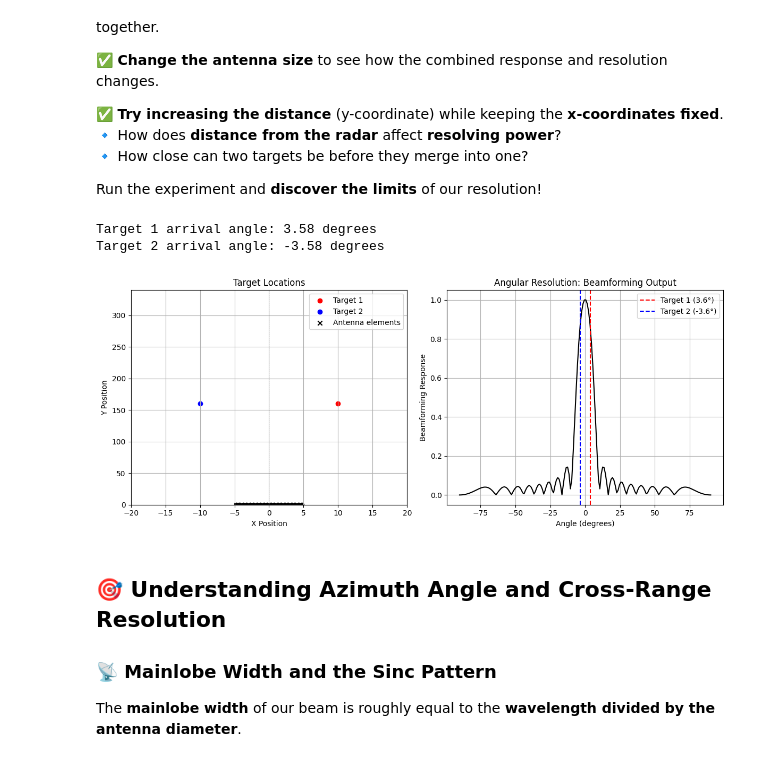
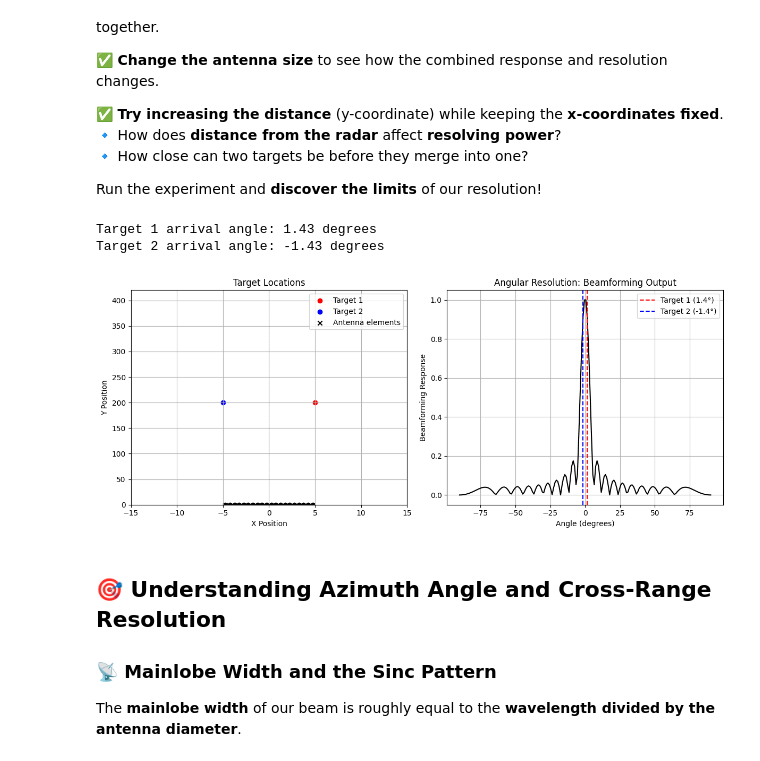
Before and after one commit to zachdethloff/RFworkspace, a Jupyter notebook: sar/Lesson_3/notebooks/2_Angular_Resolution.ipynb, the cells around one changed output. Saved outputs shown, nothing was run; the diff lists cells and outputs as text; code cells hidden in the pictures.

```diff
--- a/sar/Lesson_3/notebooks/2_Angular_Resolution.ipynb
+++ b/sar/Lesson_3/notebooks/2_Angular_Resolution.ipynb
@@ -49,8 +49,8 @@ d = wavelength / 2  # Element spacing
 N_elements = int(np.ceil(antenna_width / d)) # Number of elements
 
 # User input: Target positions in (x, y) coordinates
-target1_x, target1_y = 10,160
-target2_x, target2_y = -10,160
+target1_x, target1_y = 5,200
+target2_x, target2_y = -5,200
 target_amplitude1 = 1.0
 target_amplitude2 = 1.0
 
@@ -101,36 +101,36 @@ ax_grid = axes[0]
 ax_grid.scatter(target1_x, target1_y, color='r', label="Target 1")
 ax_grid.scatter(target2_x, target2_y, color='b', label="Target 2")
 ax_grid.scatter(positions[0], 0, color='k', marker='x', label=f"Antenna elements")
 for i, pos in enumerate(positions):
     ax_grid.scatter(pos, 0, color='k')
 
 ax_grid.axhline(0, color='k', linestyle='--', linewidth=0.5)
 ax_grid.axvline(0, color='k', linestyle='--', linewidth=0.5)
 ax_grid.set_xlim(-max_x, max_x)
 ax_grid.set_ylim(0, 2*max_y)
 ax_grid.set_xlabel("X Position")
 ax_grid.set_ylabel("Y Position")
 ax_grid.set_title("Target Locations")
 ax_grid.legend()
 ax_grid.grid(True)
 
 # 2. Plot beamforming response
 ax_beam = axes[1]
 ax_beam.plot(np.degrees(beam_angle_vector), beam_output, 'k-')
 ax_beam.axvline(angle1_deg, color='r', linestyle='--', label=f"Target 1 ({angle1_deg:.1f}°)")
 ax_beam.axvline(angle2_deg, color='b', linestyle='--', label=f"Target 2 ({angle2_deg:.1f}°)")
 ax_beam.set_xlabel("Angle (degrees)")
 ax_beam.set_ylabel("Beamforming Response")
 ax_beam.set_title("Angular Resolution: Beamforming Output")
 ax_beam.legend()
 ax_beam.grid(True)
 
 plt.tight_layout()
 plt.show()
 # %% [output]
-Target 1 arrival angle: 3.58 degrees
-Target 2 arrival angle: -3.58 degrees
+Target 1 arrival angle: 1.43 degrees
+Target 2 arrival angle: -1.43 degrees
-[figure, old version]
+[figure, new version]
 # %% [markdown]
 ## 🎯 Understanding Azimuth Angle and Cross-Range Resolution
 
```
Also changed, not shown: parts of 2 cells of this notebook, 8 other files.
